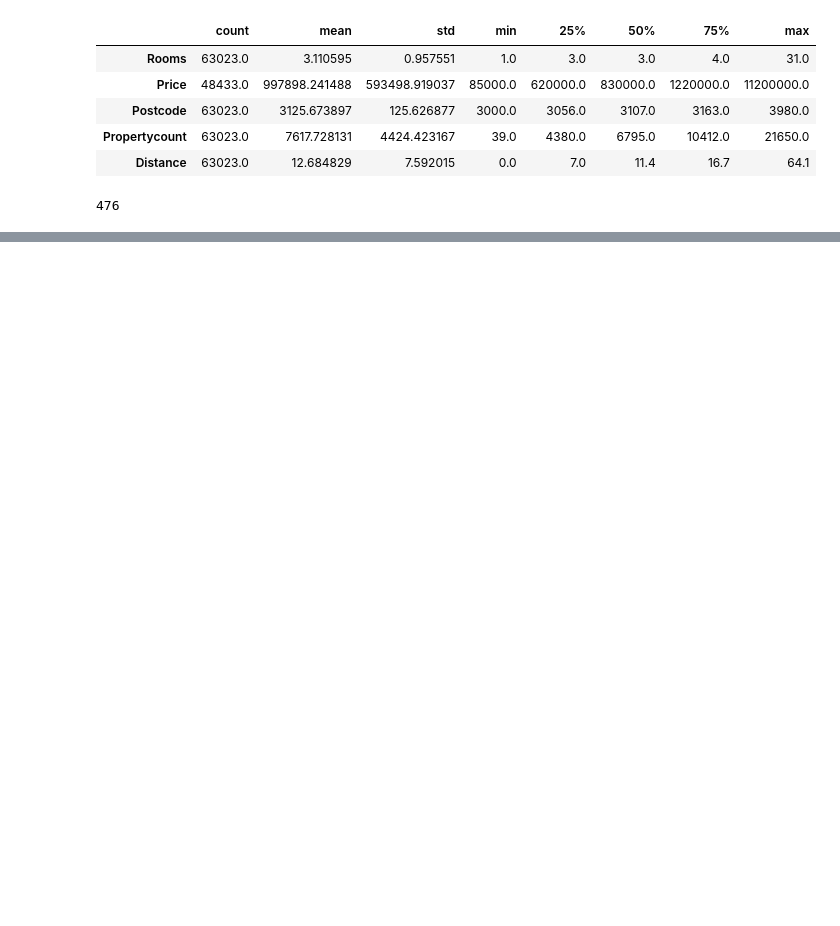
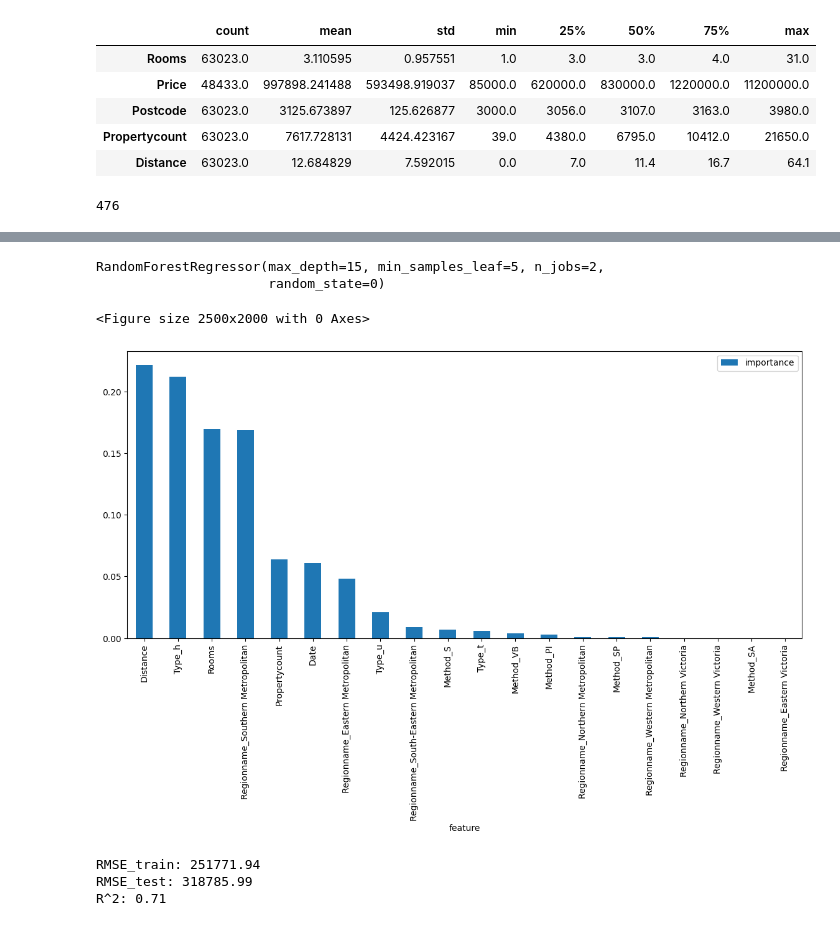
Before and after one commit to 9WooPWooP8/magister_statitstics_labs, a Jupyter notebook: lab5/task_new.ipynb, the cells around one changed output, grey strips where cells are left out. Drawn from its saved outputs; the diff is of its cells as text; code cells hidden in the pictures; blank space fills up the shorter version.

```diff
--- a/lab5/task_new.ipynb
+++ b/lab5/task_new.ipynb
@@ -258,0 +289,6 @@ plt.show()
+# %%
+from sklearn.preprocessing import StandardScaler
+
+scaler = StandardScaler()
+X_train = scaler.fit_transform(X_train)
+X_test = scaler.fit_transform(X_test)
@@ -258,0 +401,15 @@ plt.show()
+# %%
+from sklearn.linear_model import ElasticNet
+
+elastic = ElasticNet(random_state=1, alpha=0.1)
+elastic.fit(X_train, y_train)
+
+print('coeffitients:')
+print(elastic.coef_)
+print()
+
+print('intercept:')
+print(elastic.intercept_)
+print()
+
+get_top_features(elastic.coef_)
@@ -258,0 +440,12 @@ plt.show()
+# %%
+from sklearn.model_selection import GridSearchCV
+from sklearn.ensemble import RandomForestRegressor
+
+param_grid = dict(n_estimators=[10, 25, 50, 100],
+                  max_depth=[3, 7, 15],
+                  min_samples_leaf=[2,5,20])
+
+rf = RandomForestRegressor(bootstrap=True, random_state=0, n_jobs=2)
+
+grid = GridSearchCV(rf, param_grid, cv=10, scoring='neg_mean_squared_error', verbose=2)
+grid.fit(X_train, y_train)
@@ -258,0 +475,21 @@ plt.show()
+# %%
+rf_best = grid.best_estimator_
+rf_best.fit(X_train, y_train)
+# %% [output]
+RandomForestRegressor(max_depth=15, min_samples_leaf=5, n_jobs=2,
+                      random_state=0)
+# %%
+plt.figure(figsize=(25,20))
+importance = pd.DataFrame({'feature':df_encoded.columns, 'importance': np.round(rf_best.feature_importances_,3)})
+importance = importance.sort_values('importance', ascending=False).set_index('feature')
+importance.plot(kind='bar', rot=90)
+plt.show()
+# %% [output]
+<Figure size 2500x2000 with 0 Axes>
+[figure, added]
+# %%
+print_metrics(rf_best)
+# %% [output]
+RMSE_train: 251771.94
+RMSE_test: 318785.99
+R^2: 0.71
```
Also changed, not shown: parts of 27 cells of this notebook, 1 other file.
